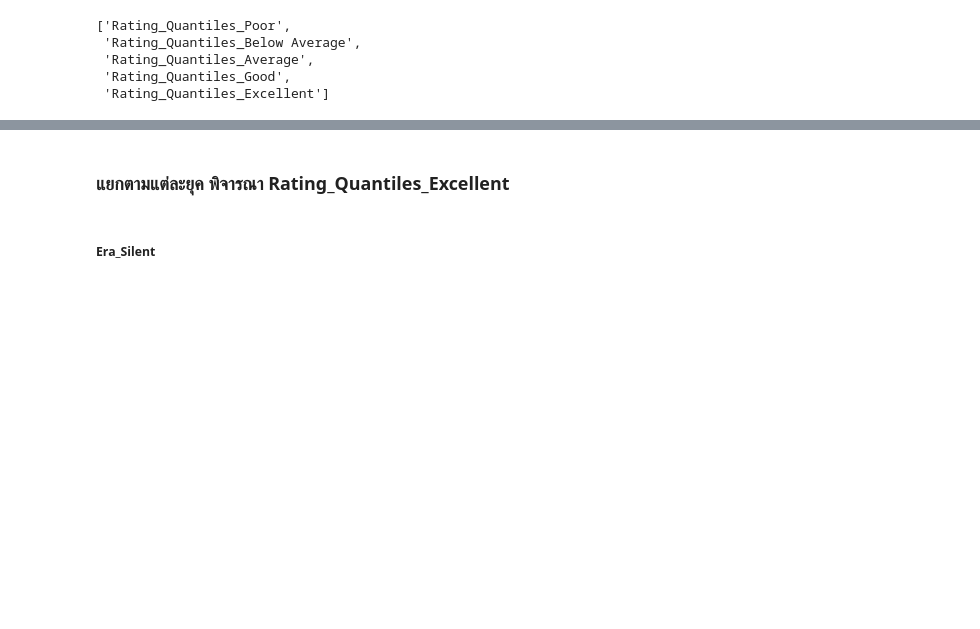
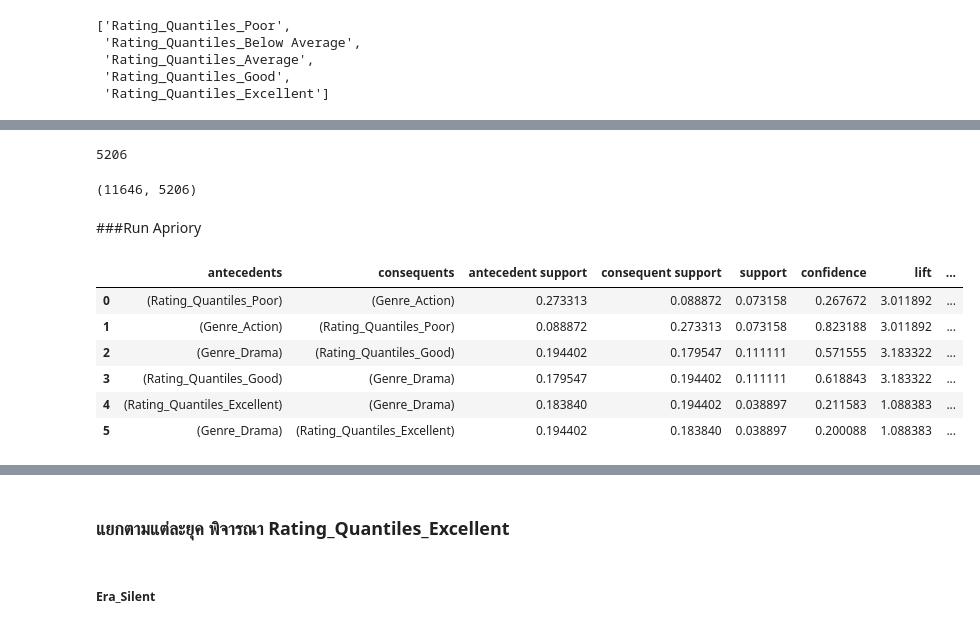
Before and after one commit to AI-Krittaya/BSC_DPDM2025, a Jupyter notebook: Ch4_Frequent_Patterns_(Association_Rules).ipynb, the cells around one changed output, grey strips where cells are left out. Drawn from its saved outputs; the diff is of its cells as text; code cells hidden in the pictures; blank space fills up the shorter version.

```diff
--- a/Ch4_Frequent_Patterns_(Association_Rules).ipynb
+++ b/Ch4_Frequent_Patterns_(Association_Rules).ipynb
@@ -1116,0 +1126,32 @@ Index(['Genre_Action', 'Genre_Action, Adventure',
+# %%
+len(selected_columns)
+# %% [output]
+5206
+# %%
+data_selected = data_apri[selected_columns]
+data_selected.shape
+# %% [output]
+(11646, 5206)
+# %% [markdown]
+###Run Apriory
+# %%
+from mlxtend.frequent_patterns import apriori, association_rules
+
+# ค่าที่ตั้งต้น
+min_sup = 0.03
+
+# คำนวณ frequent itemsets
+frequentItemsets = apriori(data_selected, min_support=min_sup, use_colnames=True)
+
+# สร้างกฎเชื่อมโยง (association rules) จาก frequent itemsets
+rules = association_rules(frequentItemsets, metric="lift", min_threshold=1)
+# %%
+rules
+# %% [output]
+|  | antecedents | consequents | antecedent support | consequent support | support | confidence | lift | ... |
+| 0 | (Rating_Quantiles_Poor) | (Genre_Action) | 0.273313 | 0.088872 | 0.073158 | 0.267672 | 3.011892 | ... |
+| 1 | (Genre_Action) | (Rating_Quantiles_Poor) | 0.088872 | 0.273313 | 0.073158 | 0.823188 | 3.011892 | ... |
+| 2 | (Genre_Drama) | (Rating_Quantiles_Good) | 0.194402 | 0.179547 | 0.111111 | 0.571555 | 3.183322 | ... |
+| 3 | (Rating_Quantiles_Good) | (Genre_Drama) | 0.179547 | 0.194402 | 0.111111 | 0.618843 | 3.183322 | ... |
+| 4 | (Rating_Quantiles_Excellent) | (Genre_Drama) | 0.183840 | 0.194402 | 0.038897 | 0.211583 | 1.088383 | ... |
+| 5 | (Genre_Drama) | (Rating_Quantiles_Excellent) | 0.194402 | 0.183840 | 0.038897 | 0.200088 | 1.088383 | ... |
```
Also changed, not shown: parts of 19 cells of this notebook.
